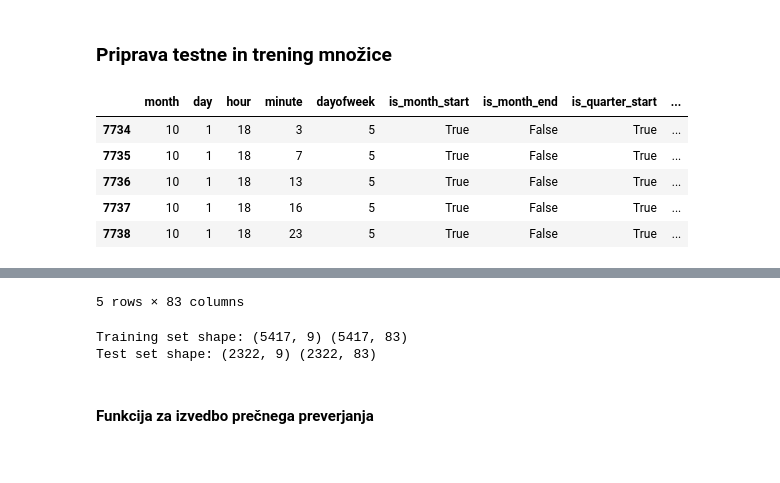
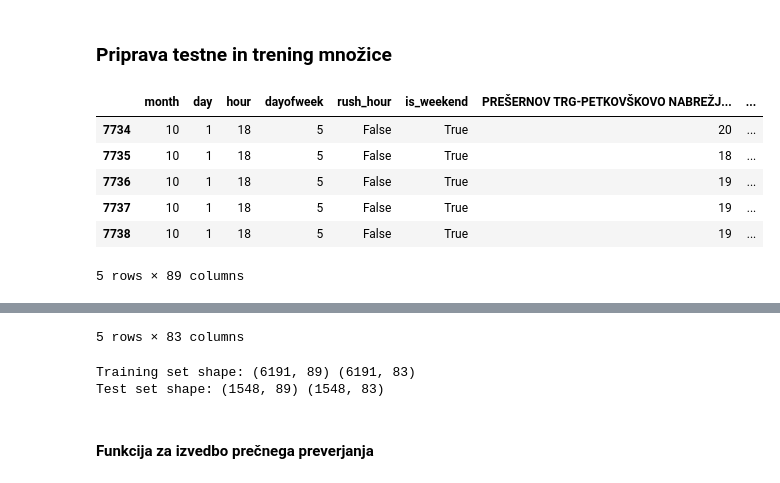
Before and after one commit to rokrajher/uozp-bicikelj, a Jupyter notebook: notebook.ipynb, the cells around one changed output, grey strips where cells are left out. Drawn from its saved outputs; the diff is of its cells as text; code cells hidden in the pictures.

```diff
--- a/notebook.ipynb
+++ b/notebook.ipynb
@@ -57,39 +118,42 @@ Total number of missing values in the dataset is 0.
 # %%
 from sklearn.model_selection import train_test_split
 from sklearn.preprocessing import StandardScaler, Normalizer
 
 # create X and y sets by selecting the appropriate columns from the DataFrame
 X = df.iloc[:, 83:]
 y = df.iloc[:, :83]
 
 display(X.tail(5))
 display(y.tail(5))
 
-# STANDARDIZACIJA
+#X = standardizacija(X)
+#X = normalizacija(X)
 
-# NORMALIZACIJA
 
 # split data into 70% training set and 30% test set
-X_train, X_test, y_train, y_test = train_test_split(X, y, test_size=0.3, random_state=42)
+X_train, X_test, y_train, y_test = train_test_split(X, y, test_size=0.2, random_state=42)
 
 print("Training set shape:", X_train.shape, y_train.shape)
 print("Test set shape:", X_test.shape, y_test.shape)
+
+#heatmap(X)
 # %% [output]
-|  | month | day | hour | minute | dayofweek | is_month_start | is_month_end | is_quarter_start | ... |
-| 7734 | 10 | 1 | 18 | 3 | 5 | True | False | True | ... |
-| 7735 | 10 | 1 | 18 | 7 | 5 | True | False | True | ... |
-| 7736 | 10 | 1 | 18 | 13 | 5 | True | False | True | ... |
-| 7737 | 10 | 1 | 18 | 16 | 5 | True | False | True | ... |
-| 7738 | 10 | 1 | 18 | 23 | 5 | True | False | True | ... |
+|  | month | day | hour | dayofweek | rush_hour | is_weekend | PREŠERNOV TRG-PETKOVŠKOVO NABREŽJ... | ... |
+| 7734 | 10 | 1 | 18 | 5 | False | True | 20 | ... |
+| 7735 | 10 | 1 | 18 | 5 | False | True | 18 | ... |
+| 7736 | 10 | 1 | 18 | 5 | False | True | 19 | ... |
+| 7737 | 10 | 1 | 18 | 5 | False | True | 19 | ... |
+| 7738 | 10 | 1 | 18 | 5 | False | True | 19 | ... |
+5 rows × 89 columns
 |  | PREŠERNOV TRG-PETKOVŠKOVO NABREŽJE | POGAČARJEV TRG-TRŽNICA | KONGRESNI TRG-ŠUBIČEVA ULICA | CANKARJEVA UL.-NAMA | BREG | ... |
 | 7734 | 18 | 17 | 14 | 7 | 7 | ... |
 | 7735 | 20 | 17 | 13 | 7 | 7 | ... |
 | 7736 | 19 | 18 | 14 | 5 | 8 | ... |
 | 7737 | 19 | 17 | 16 | 4 | 6 | ... |
 | 7738 | 20 | 17 | 15 | 3 | 6 | ... |
-5 rows × 83 columns
-Training set shape: (5417, 9) (5417, 83)
-Test set shape: (2322, 9) (2322, 83)
+5 rows × 83 columns
+Training set shape: (6191, 89) (6191, 83)
+Test set shape: (1548, 89) (1548, 83)
 # %% [markdown]
 #### Funkcija za izvedbo prečnega preverjanja
 # %%
```
Also changed, not shown: parts of 24 cells of this notebook.
